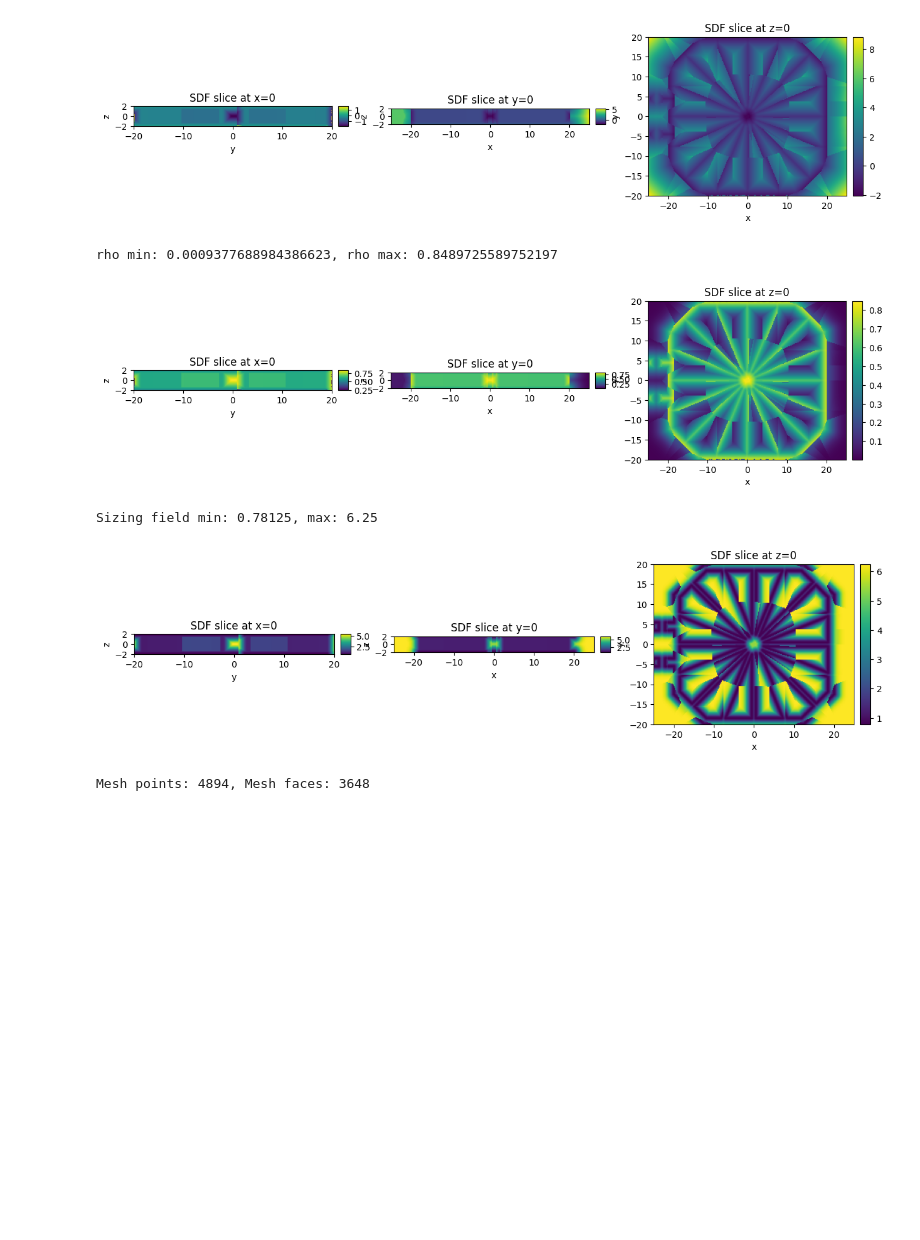
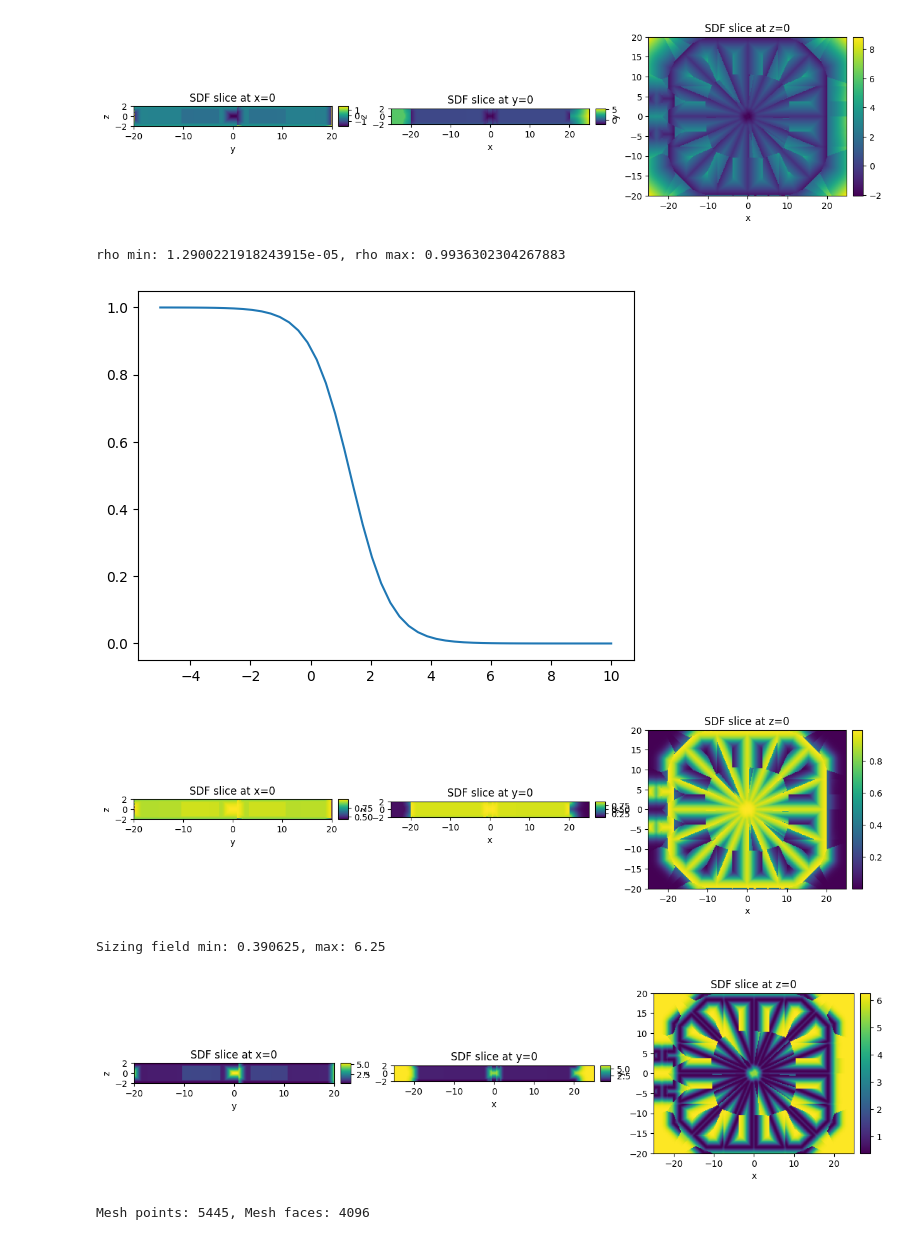
Before and after one commit to pasteurlabs/tesseract-jax, a Jupyter notebook: examples/ansys/optim_grid.ipynb, the cells around one changed output. Cells and saved outputs as stored; diff of their text form; code cells hidden in the pictures; blank space fills up the shorter version.

```diff
--- a/examples/ansys/optim_grid.ipynb
+++ b/examples/ansys/optim_grid.ipynb
@@ -126,7 +126,7 @@ design_inputs = {
     "max_faces": 2000,
     "precompute_jacobian": True,
     "normalize_jacobian": True,
-    "epsilon": 0.05,
+    "epsilon": 0.001,
 }
 
 print(init_diffable_params)
@@ -288,29 +315,38 @@ plot_grid(sdf, Lx, Ly, Lz, Nx, Ny, Nz)
 # %%
 def sdf_to_rho(
     sdf: jnp.ndarray, scale: float = 2.0, offset: float = 0.1
 ) -> jnp.ndarray:
     """Convert signed distance function to material density using sigmoid.
 
     Args:
         sdf: Signed distance function values.
         scale: Sigmoid steepness (higher = sharper transition).
         offset: SDF value where density = 0.5.
 
     Returns:
         Material density field in [0,1].
     """
     return 1 / (1 + jnp.exp(scale * sdf - offset))
 
 
-rho_scale = 0.8
+rho_scale = 1.5
+rho_offset = 2
 
-rho = sdf_to_rho(sdf, scale=rho_scale)
+# plot the functions
+sdfs = jnp.linspace(-5, 10)
+rhos = sdf_to_rho(sdfs, scale=rho_scale, offset=rho_offset)
+
+plt.plot(sdfs, rhos)
+
+
+rho = sdf_to_rho(sdf, scale=rho_scale, offset=rho_offset)
 
 plot_grid(rho, Lx, Ly, Lz, Nx, Ny, Nz)
 print(f"rho min: {jnp.min(rho)}, rho max: {jnp.max(rho)}")
 # %% [output]
-rho min: 0.0009377688984386623, rho max: 0.8489725589752197
+rho min: 1.2900221918243915e-05, rho max: 0.9936302304267883
-[figure, old version]
+[figure, new version]
+[figure, added]
 # %%
 def sizing_field(
     sdf: jnp.ndarray, min_size: float = 0.1, max_size: float = 1.0, scale: float = 2.0
@@ -336,7 +372,7 @@ def sizing_field(
     return min_size + (max_size - min_size) * normalized_sdf
 
 
-sizing_min = Lx / 64
+sizing_min = Lx / 128
 sizing_max = Lx / 8
 sizing_scale = 1
 
@@ -344,8 +380,8 @@ sizing = sizing_field(sdf, min_size=sizing_min, max_size=sizing_max, scale=sizin
 plot_grid(sizing, Lx, Ly, Lz, Nx, Ny, Nz)
 print(f"Sizing field min: {sizing.min()}, max: {sizing.max()}")
 # %% [output]
-Sizing field min: 0.78125, max: 6.25
+Sizing field min: 0.390625, max: 6.25
-[figure, old version]
+[figure, new version]
 # %%
 mesher = Tesseract.from_tesseract_api("meshing_tess/tesseract_api.py")
 
@@ -353,8 +389,8 @@ mesher_out = apply_tesseract(
     mesher,
     {
         "domain_size": [Lx, Ly, Lz],
-        "sizing_field": sizing,  # jnp.ones_like(sdf) * (Lx / 10),
-        # "sizing_field": jnp.ones_like(sdf) * (Lx / 10),
+        # "sizing_field": sizing,  # jnp.ones_like(sdf) * (Lx / 10),
+        "sizing_field": jnp.ones_like(sdf) * sizing_min,
         "field_values": rho,
         "max_subdivision_levels": 5,
         "max_points": 40000,
@@ -369,7 +405,7 @@ hex_cells = mesher_out["mesh"]["faces"][: mesher_out["mesh"]["n_faces"]]
 
 adaptive_mesh = mesher_out["mesh"]
 # %% [output]
-Mesh points: 4894, Mesh faces: 3648
+Mesh points: 5445, Mesh faces: 4096
 # %%
 # Lets export it to a .vtk using pyvista
 
```
Also changed, not shown: parts of 14 cells of this notebook, 7 other files.
